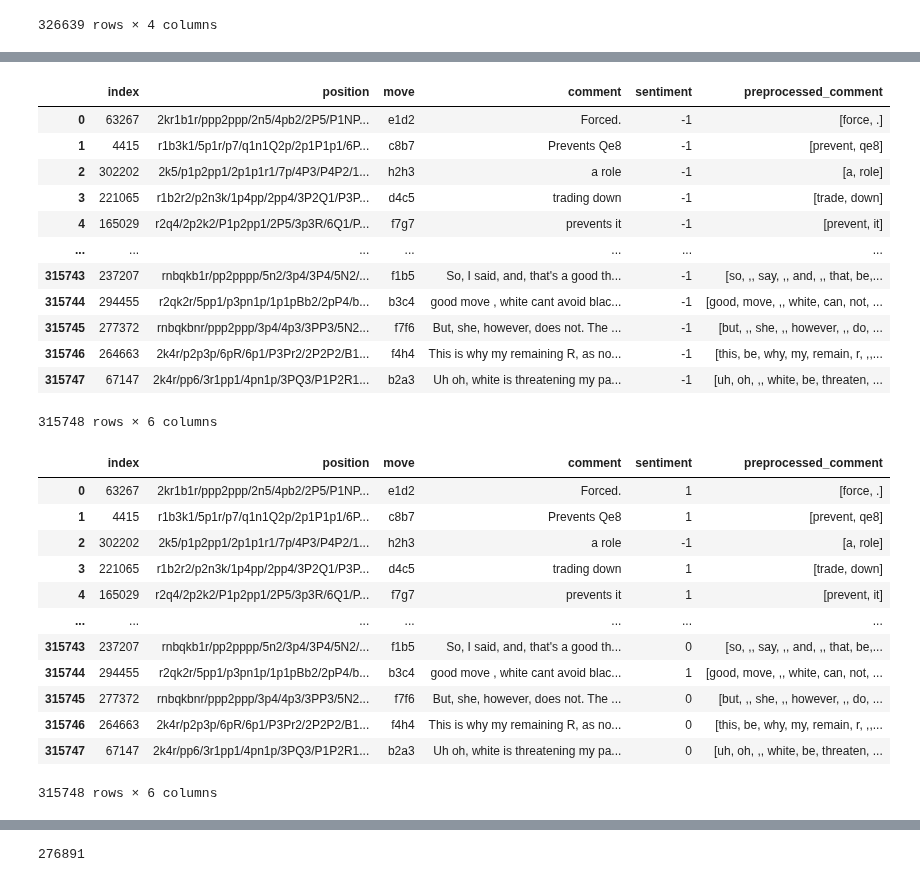
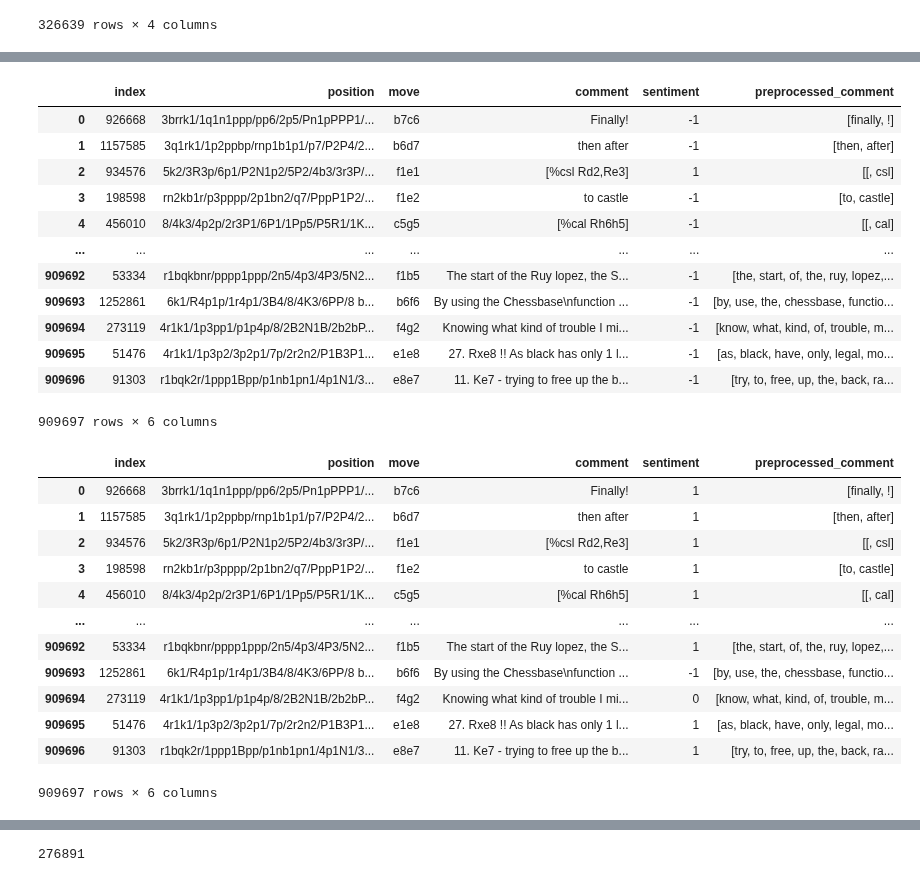
Before and after one commit to Kamil2601/NLP-chess-engine, a Jupyter notebook: src/sentiment_analysis/sentiment_analysis.ipynb, the cells around one changed output, grey strips where cells are left out. Cells and saved outputs as stored; diff of their text form; code cells hidden in the pictures.

```diff
--- a/src/sentiment_analysis/sentiment_analysis.ipynb
+++ b/src/sentiment_analysis/sentiment_analysis.ipynb
@@ -211,0 +223,5 @@ Loading best params on validation set (epoch 15, accuracy: 88.99%)
+# %%
+model_2 = SentimentAnalysisLSTM(embeddings=glove_200, hidden_dim=32, num_layers=1, bidirectional=True, dropout=0.5)
+model_2.to(device)
+optimizer_2 = torch.optim.Adam(model_2.parameters(), lr=0.001, weight_decay=0.00001)
+model_2
@@ -211,0 +283,5 @@ Loading best params on validation set (epoch 15, accuracy: 88.99%)
+# %%
+# torch.save(best_model.state_dict(), "../../models/best_LSTM_state_dict.model")
+state_dict = torch.load( "../../models/best_LSTM_state_dict.model")
+# state_dict
+model_2.load_state_dict(state_dict)
@@ -212,2 +340,6 @@ Loading best params on validation set (epoch 15, accuracy: 88.99%)
 # %% [markdown]
 ## Testing
+# %%
+best_model = model_2
+best_model.to(device)
+trainer_2.validation(best_model)
@@ -244,7 +374,7 @@ all_moves_df
 | 326638 | rnb1Q3/p6N/3p3p/2R5/1p4P1/4k3/2P1... | c8e6 | Bishop | -1 |
 326639 rows × 4 columns
 # %%
-moves_df_with_preprocessed_comments = dp.prepare_data_for_sentiment_analysis_prediction(all_moves_df, glove_embbedings.stoi, max_len=150)
+moves_df_with_preprocessed_comments = dp.prepare_data_for_sentiment_analysis_prediction(moves_df, glove_embbedings.stoi, max_len=150)
 moves_df_with_preprocessed_comments
 # %% [output]
 |  | position | move | comment | sentiment | preprocessed_comment |
@@ -265,38 +395,38 @@ moves_df_with_preprocessed_comments = moves_df_with_preprocessed_comments.reset_
 moves_df_with_preprocessed_comments
 # %% [output]
 |  | index | position | move | comment | sentiment | preprocessed_comment |
-| 0 | 63267 | 2kr1b1r/ppp2ppp/2n5/4pb2/2P5/P1NP... | e1d2 | Forced. | -1 | [force, .] |
-| 1 | 4415 | r1b3k1/5p1r/p7/q1n1Q2p/2p1P1p1/6P... | c8b7 | Prevents Qe8 | -1 | [prevent, qe8] |
-| 2 | 302202 | 2k5/p1p2pp1/2p1p1r1/7p/4P3/P4P2/1... | h2h3 | a role | -1 | [a, role] |
-| 3 | 221065 | r1b2r2/p2n3k/1p4pp/2pp4/3P2Q1/P3P... | d4c5 | trading down | -1 | [trade, down] |
-| 4 | 165029 | r2q4/2p2k2/P1p2pp1/2P5/3p3R/6Q1/P... | f7g7 | prevents it | -1 | [prevent, it] |
+| 0 | 926668 | 3brrk1/1q1n1ppp/pp6/2p5/Pn1pPPP1/... | b7c6 | Finally! | -1 | [finally, !] |
+| 1 | 1157585 | 3q1rk1/1p2ppbp/rnp1b1p1/p7/P2P4/2... | b6d7 | then after | -1 | [then, after] |
+| 2 | 934576 | 5k2/3R3p/6p1/P2N1p2/5P2/4b3/3r3P/... | f1e1 | [%csl Rd2,Re3] | 1 | [[, csl] |
+| 3 | 198598 | rn2kb1r/p3pppp/2p1bn2/q7/PppP1P2/... | f1e2 | to castle | -1 | [to, castle] |
+| 4 | 456010 | 8/4k3/4p2p/2r3P1/6P1/1Pp5/P5R1/1K... | c5g5 | [%cal Rh6h5] | -1 | [[, cal] |
 | ... | ... | ... | ... | ... | ... | ... |
-| 315743 | 237207 | rnbqkb1r/pp2pppp/5n2/3p4/3P4/5N2/... | f1b5 | So, I said, and, that's a good th... | -1 | [so, ,, say, ,, and, ,, that, be,... |
-| 315744 | 294455 | r2qk2r/5pp1/p3pn1p/1p1pBb2/2pP4/b... | b3c4 | good move , white cant avoid blac... | -1 | [good, move, ,, white, can, not, ... |
-| 315745 | 277372 | rnbqkbnr/ppp2ppp/3p4/4p3/3PP3/5N2... | f7f6 | But, she, however, does not. The ... | -1 | [but, ,, she, ,, however, ,, do, ... |
-| 315746 | 264663 | 2k4r/p2p3p/6pR/6p1/P3Pr2/2P2P2/B1... | f4h4 | This is why my remaining R, as no... | -1 | [this, be, why, my, remain, r, ,,... |
-| 315747 | 67147 | 2k4r/pp6/3r1pp1/4pn1p/3PQ3/P1P2R1... | b2a3 | Uh oh, white is threatening my pa... | -1 | [uh, oh, ,, white, be, threaten, ... |
+| 909692 | 53334 | r1bqkbnr/pppp1ppp/2n5/4p3/4P3/5N2... | f1b5 | The start of the Ruy lopez, the S... | -1 | [the, start, of, the, ruy, lopez,... |
+| 909693 | 1252861 | 6k1/R4p1p/1r4p1/3B4/8/4K3/6PP/8 b... | b6f6 | By using the Chessbase\nfunction ... | -1 | [by, use, the, chessbase, functio... |
+| 909694 | 273119 | 4r1k1/1p3pp1/p1p4p/8/2B2N1B/2b2bP... | f4g2 | Knowing what kind of trouble I mi... | -1 | [know, what, kind, of, trouble, m... |
+| 909695 | 51476 | 4r1k1/1p3p2/3p2p1/7p/2r2n2/P1B3P1... | e1e8 | 27. Rxe8 !! As black has only 1 l... | -1 | [as, black, have, only, legal, mo... |
+| 909696 | 91303 | r1bqk2r/1ppp1Bpp/p1nb1pn1/4p1N1/3... | e8e7 | 11. Ke7 - trying to free up the b... | -1 | [try, to, free, up, the, back, ra... |
-315748 rows × 6 columns
+909697 rows × 6 columns
 # %%
 unlabeled_dataset = datasets.PretrainedEmbeddingsIndicesDataset(moves_df_with_preprocessed_comments, glove_embbedings, comment_col="preprocessed_comment")
 unlabeled_loader = datasets.DataLoaderPadding(dataset=unlabeled_dataset, batch_size = 128)
-predictions = predict(unlabeled_loader, model_2, low_boundary=0.4)
+predictions = predict(unlabeled_loader, best_model, low_boundary=0.4)
 moves_df_with_preprocessed_comments.loc[:, "sentiment"] = predictions.numpy().astype(np.int32)
 moves_df_with_preprocessed_comments
 # %% [output]
 |  | index | position | move | comment | sentiment | preprocessed_comment |
-| 0 | 63267 | 2kr1b1r/ppp2ppp/2n5/4pb2/2P5/P1NP... | e1d2 | Forced. | 1 | [force, .] |
-| 1 | 4415 | r1b3k1/5p1r/p7/q1n1Q2p/2p1P1p1/6P... | c8b7 | Prevents Qe8 | 1 | [prevent, qe8] |
-| 2 | 302202 | 2k5/p1p2pp1/2p1p1r1/7p/4P3/P4P2/1... | h2h3 | a role | -1 | [a, role] |
-| 3 | 221065 | r1b2r2/p2n3k/1p4pp/2pp4/3P2Q1/P3P... | d4c5 | trading down | 1 | [trade, down] |
-| 4 | 165029 | r2q4/2p2k2/P1p2pp1/2P5/3p3R/6Q1/P... | f7g7 | prevents it | 1 | [prevent, it] |
+| 0 | 926668 | 3brrk1/1q1n1ppp/pp6/2p5/Pn1pPPP1/... | b7c6 | Finally! | 1 | [finally, !] |
+| 1 | 1157585 | 3q1rk1/1p2ppbp/rnp1b1p1/p7/P2P4/2... | b6d7 | then after | 1 | [then, after] |
+| 2 | 934576 | 5k2/3R3p/6p1/P2N1p2/5P2/4b3/3r3P/... | f1e1 | [%csl Rd2,Re3] | 1 | [[, csl] |
+| 3 | 198598 | rn2kb1r/p3pppp/2p1bn2/q7/PppP1P2/... | f1e2 | to castle | 1 | [to, castle] |
+| 4 | 456010 | 8/4k3/4p2p/2r3P1/6P1/1Pp5/P5R1/1K... | c5g5 | [%cal Rh6h5] | 1 | [[, cal] |
 | ... | ... | ... | ... | ... | ... | ... |
-| 315743 | 237207 | rnbqkb1r/pp2pppp/5n2/3p4/3P4/5N2/... | f1b5 | So, I said, and, that's a good th... | 0 | [so, ,, say, ,, and, ,, that, be,... |
-| 315744 | 294455 | r2qk2r/5pp1/p3pn1p/1p1pBb2/2pP4/b... | b3c4 | good move , white cant avoid blac... | 1 | [good, move, ,, white, can, not, ... |
-| 315745 | 277372 | rnbqkbnr/ppp2ppp/3p4/4p3/3PP3/5N2... | f7f6 | But, she, however, does not. The ... | 0 | [but, ,, she, ,, however, ,, do, ... |
-| 315746 | 264663 | 2k4r/p2p3p/6pR/6p1/P3Pr2/2P2P2/B1... | f4h4 | This is why my remaining R, as no... | 0 | [this, be, why, my, remain, r, ,,... |
-| 315747 | 67147 | 2k4r/pp6/3r1pp1/4pn1p/3PQ3/P1P2R1... | b2a3 | Uh oh, white is threatening my pa... | 0 | [uh, oh, ,, white, be, threaten, ... |
+| 909692 | 53334 | r1bqkbnr/pppp1ppp/2n5/4p3/4P3/5N2... | f1b5 | The start of the Ruy lopez, the S... | 1 | [the, start, of, the, ruy, lopez,... |
+| 909693 | 1252861 | 6k1/R4p1p/1r4p1/3B4/8/4K3/6PP/8 b... | b6f6 | By using the Chessbase\nfunction ... | -1 | [by, use, the, chessbase, functio... |
+| 909694 | 273119 | 4r1k1/1p3pp1/p1p4p/8/2B2N1B/2b2bP... | f4g2 | Knowing what kind of trouble I mi... | 0 | [know, what, kind, of, trouble, m... |
+| 909695 | 51476 | 4r1k1/1p3p2/3p2p1/7p/2r2n2/P1B3P1... | e1e8 | 27. Rxe8 !! As black has only 1 l... | 1 | [as, black, have, only, legal, mo... |
+| 909696 | 91303 | r1bqk2r/1ppp1Bpp/p1nb1pn1/4p1N1/3... | e8e7 | 11. Ke7 - trying to free up the b... | 1 | [try, to, free, up, the, back, ra... |
-315748 rows × 6 columns
+909697 rows × 6 columns
 # %%
 classified_comments = moves_df_with_preprocessed_comments[moves_df_with_preprocessed_comments.sentiment.isin([0,1])].reset_index()
 classified_comments
```
Also changed, not shown: parts of 36 cells of this notebook, 8 other files.
